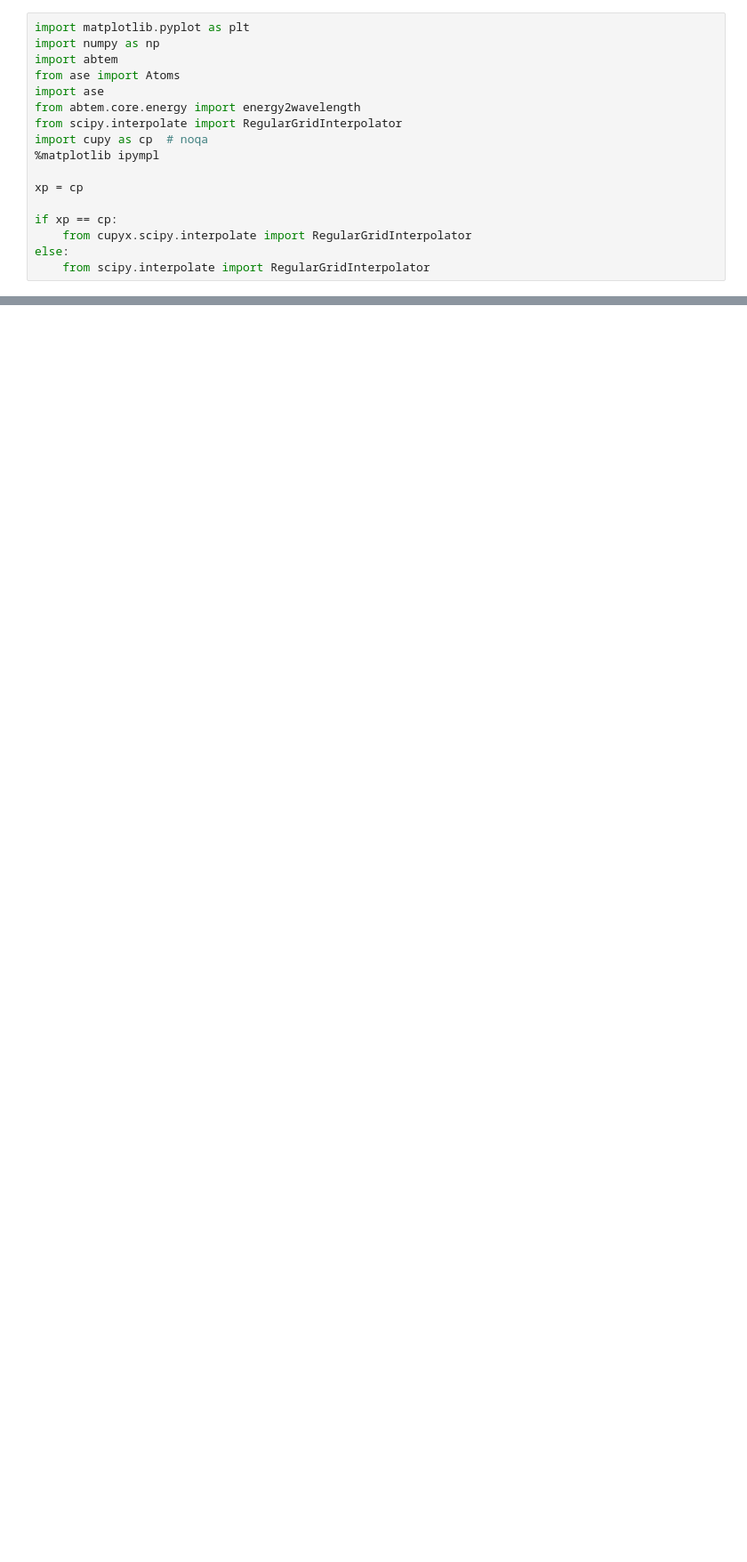
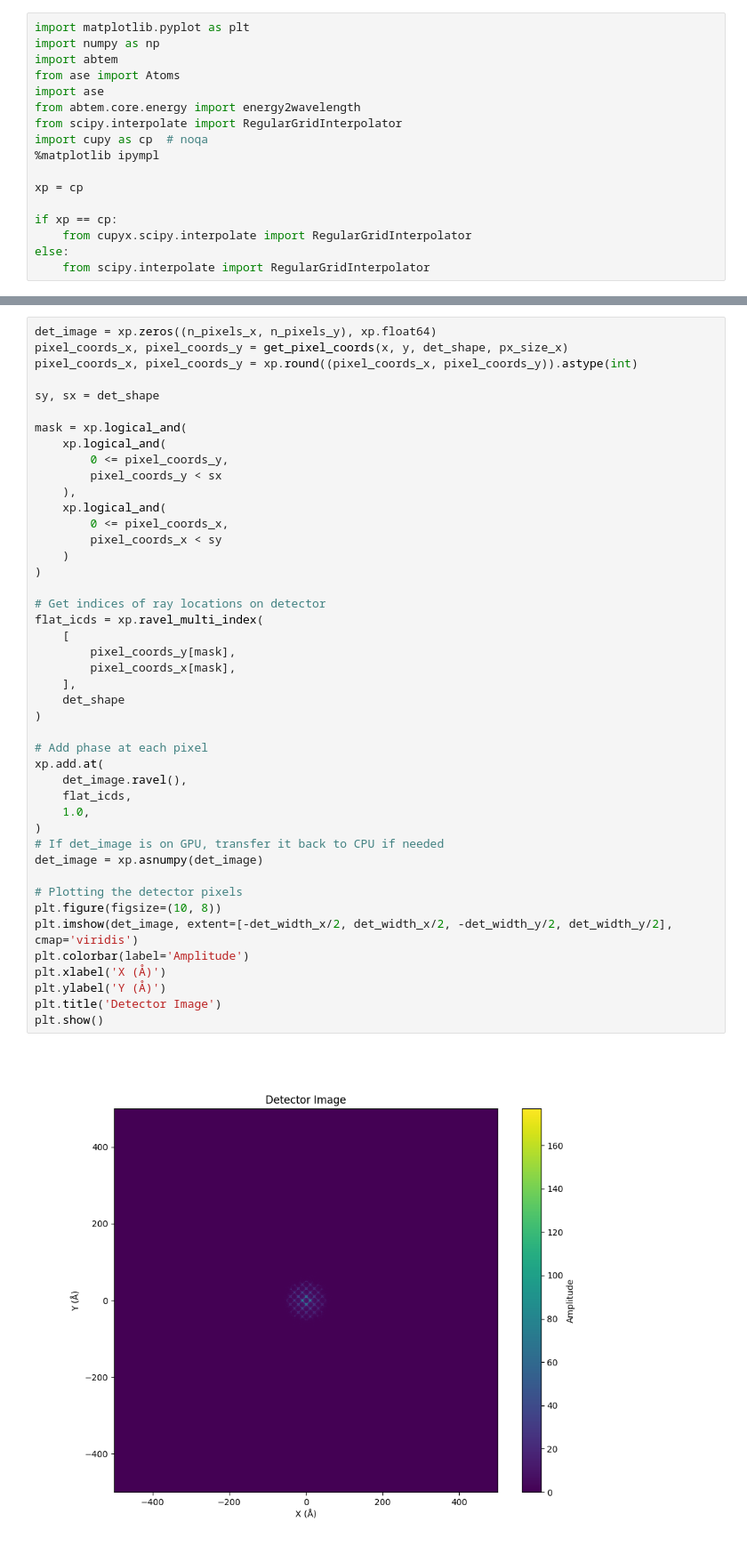
Before and after one commit to DavidLanders95/MonteCarloMS, a Jupyter notebook: eikonal.ipynb, the cells around one changed output, grey strips where cells are left out. Shown at 89% size. Saved outputs shown, nothing was run; the diff lists cells and outputs as text; blank space fills up the shorter version.

```diff
--- a/eikonal.ipynb
+++ b/eikonal.ipynb
@@ -391,0 +377,46 @@ plt.show()
+# %%
+det_image = xp.zeros((n_pixels_x, n_pixels_y), xp.float64)
+pixel_coords_x, pixel_coords_y = get_pixel_coords(x, y, det_shape, px_size_x)
+pixel_coords_x, pixel_coords_y = xp.round((pixel_coords_x, pixel_coords_y)).astype(int)
+
+sy, sx = det_shape
+
+mask = xp.logical_and(
+    xp.logical_and(
+        0 <= pixel_coords_y,
+        pixel_coords_y < sx
+    ),
+    xp.logical_and(
+        0 <= pixel_coords_x,
+        pixel_coords_x < sy
+    )
+)
+
+# Get indices of ray locations on detector
+flat_icds = xp.ravel_multi_index(
+    [
+        pixel_coords_y[mask],
+        pixel_coords_x[mask],
+    ],
+    det_shape
+)
+
+# Add phase at each pixel
+xp.add.at(
+    det_image.ravel(),
+    flat_icds,
+    1.0,
+)
+# If det_image is on GPU, transfer it back to CPU if needed
+det_image = xp.asnumpy(det_image)
+
+# Plotting the detector pixels
+plt.figure(figsize=(10, 8))
+plt.imshow(det_image, extent=[-det_width_x/2, det_width_x/2, -det_width_y/2, det_width_y/2], cmap='viridis')
+plt.colorbar(label='Amplitude')
+plt.xlabel('X (Å)')
+plt.ylabel('Y (Å)')
+plt.title('Detector Image')
+plt.show()
+# %% [output]
+[figure, added]
```
Also changed, not shown: parts of 39 cells of this notebook.
